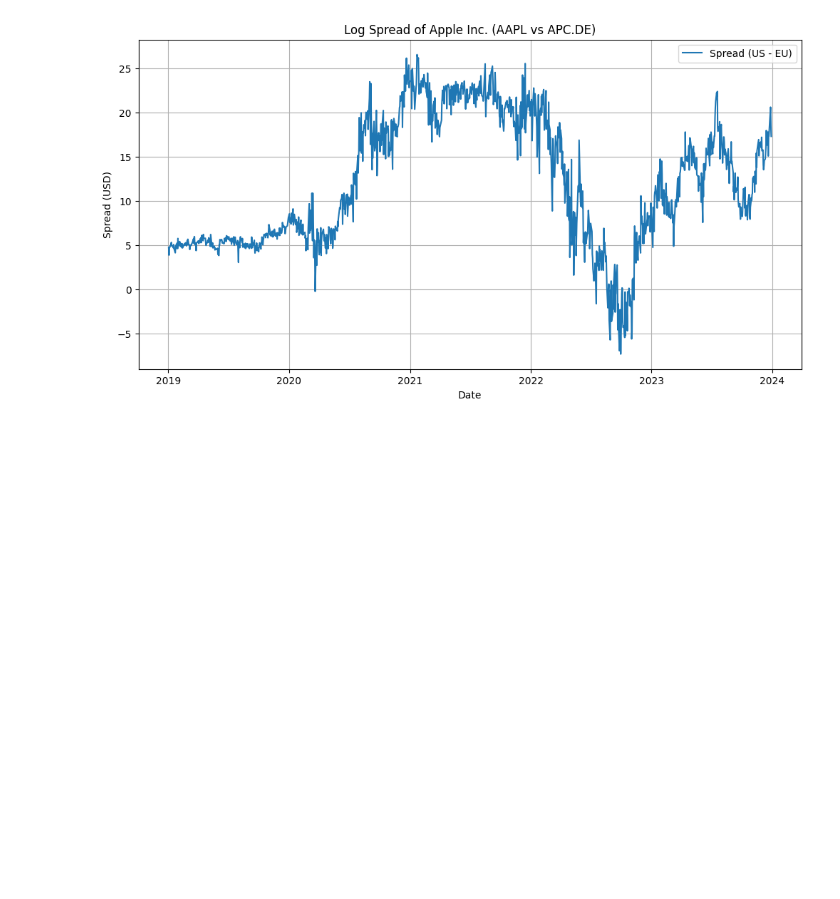
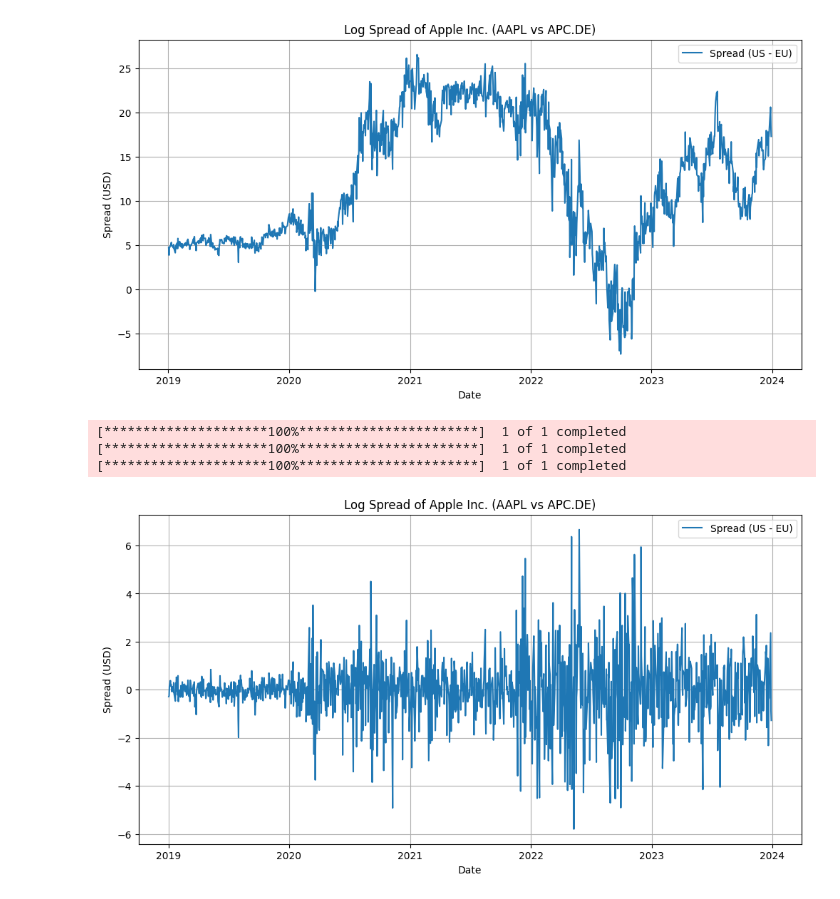
Before and after one commit to vehcamut/SSP_SIRIUS24, a Jupyter notebook: TSD_Lab_final_6_SSP.ipynb, the cells around one changed output. Cells and saved outputs as stored; diff of their text form; code cells hidden in the pictures; blank space fills up the shorter version.

```diff
--- a/TSD_Lab_final_6_SSP.ipynb
+++ b/TSD_Lab_final_6_SSP.ipynb
@@ -2342,6 +2342,52 @@ data.to_csv("apple_spread_data.csv")
 [*********************100%***********************]  1 of 1 completed
 [*********************100%***********************]  1 of 1 completed
 [figure]
+# %%
+import yfinance as yf
+import pandas as pd
+import matplotlib.pyplot as plt
+
+# Задание тикеров
+ticker_us = "AAPL"
+ticker_eu = "APC.DE"  # Тикер Apple на бирже во Франкфурте
+
+# Загрузка данных за последние 5 лет
+start_date = "2019-01-01"
+end_date = "2024-01-01"
+
+# Загрузка данных с Yahoo Finance
+data_us = yf.download(ticker_us, start=start_date, end=end_date, interval="1d")
+data_eu = yf.download(ticker_eu, start=start_date, end=end_date, interval="1d")
+
+eur_usd = yf.download("EURUSD=X", start=start_date, end=end_date, interval="1d")["Close"]
+
+# Оставляем только закрытые цены (Close)
+data_us = data_us[['Close']].rename(columns={'Close': 'Close_US'})
+data_eu = data_eu[['Close']].rename(columns={'Close': 'Close_EU'})
+
+# Объединение данных
+data = pd.merge(data_us, data_eu, left_index=True, right_index=True, how='inner')
+
+# Вычисляем спред (логарифмическая разница)
+data['Spread'] = ((data_us["Close_US"]['AAPL'] / eur_usd['EURUSD=X'][1:]) - data['Close_EU']['APC.DE'])
+
+# Построение графика спреда
+plt.figure(figsize=(12, 6))
+plt.plot(data.index, data['Spread'], label='Spread (US - EU)')
+plt.title("Log Spread of Apple Inc. (AAPL vs APC.DE)")
+plt.xlabel("Date")
+plt.ylabel("Spread (USD)")
+plt.legend()
+plt.grid()
+plt.show()
+
+# Сохранение данных в файл
+data.to_csv("apple_spread_data.csv")
+# %% [output]
+[*********************100%***********************]  1 of 1 completed
+[*********************100%***********************]  1 of 1 completed
+[*********************100%***********************]  1 of 1 completed
+[figure, added]
 # %%
 data.dropna()
 # %% [output]
```
Also changed, not shown: parts of 3 cells of this notebook.
